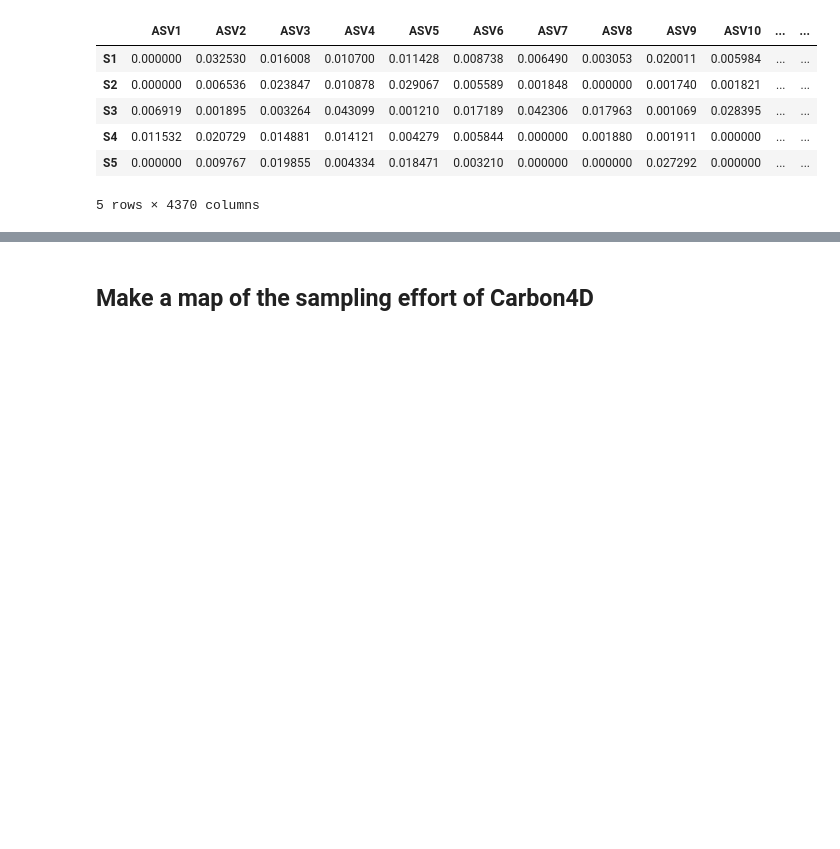
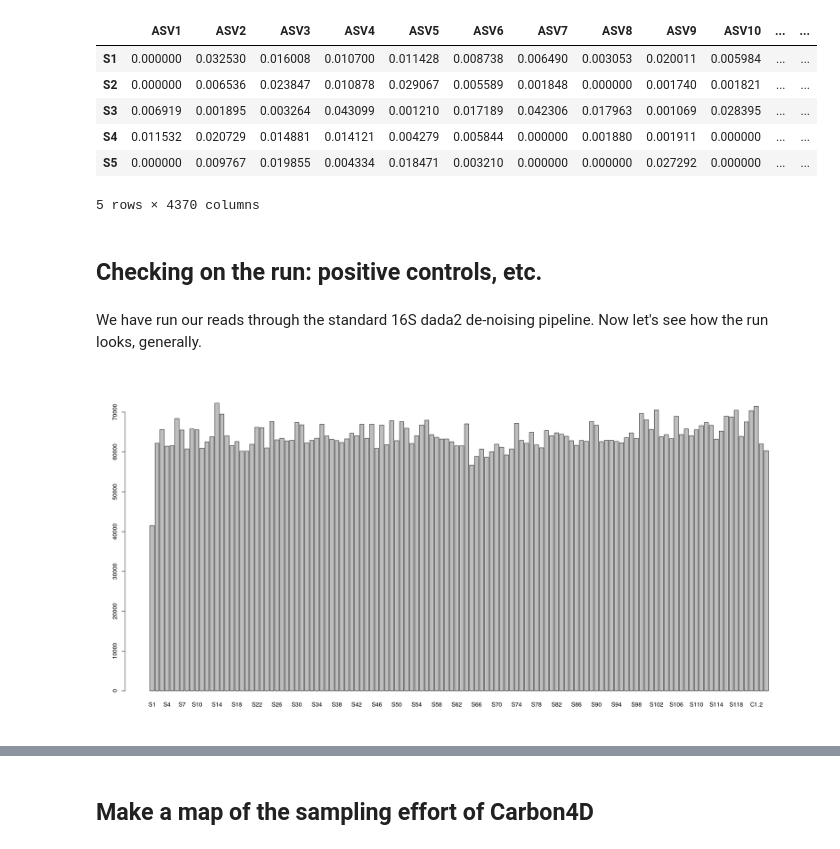
Before and after one commit to danchurch/fichtelgebirgeSoils, a Jupyter notebook: spatialAnalysis/spatialAnalysisSulariData.ipynb, the cells around one changed output, grey strips where cells are left out. Saved outputs shown, nothing was run; the diff lists cells and outputs as text; code cells hidden in the pictures; blank space fills up the shorter version.

```diff
--- a/spatialAnalysis/spatialAnalysisSulariData.ipynb
+++ b/spatialAnalysis/spatialAnalysisSulariData.ipynb
@@ -135,3 +137,11 @@ comData.head()
 | S4 | 0.011532 | 0.020729 | 0.014881 | 0.014121 | 0.004279 | 0.005844 | 0.000000 | 0.001880 | 0.001911 | 0.000000 | ... | ... |
 | S5 | 0.000000 | 0.009767 | 0.019855 | 0.004334 | 0.018471 | 0.003210 | 0.000000 | 0.000000 | 0.027292 | 0.000000 | ... | ... |
 5 rows × 4370 columns
+# %% [markdown]
+## Checking on the run: positive controls, etc.
+# %% [markdown]
+We have run our reads through the standard 16S dada2 de-noising pipeline. Now let's see how the run looks, generally.
+# %%
+barplot(sample_sums(ps))
+# %% [output]
+[figure, added]
```
Also changed, not shown: parts of 31 cells of this notebook, 3 other files.
